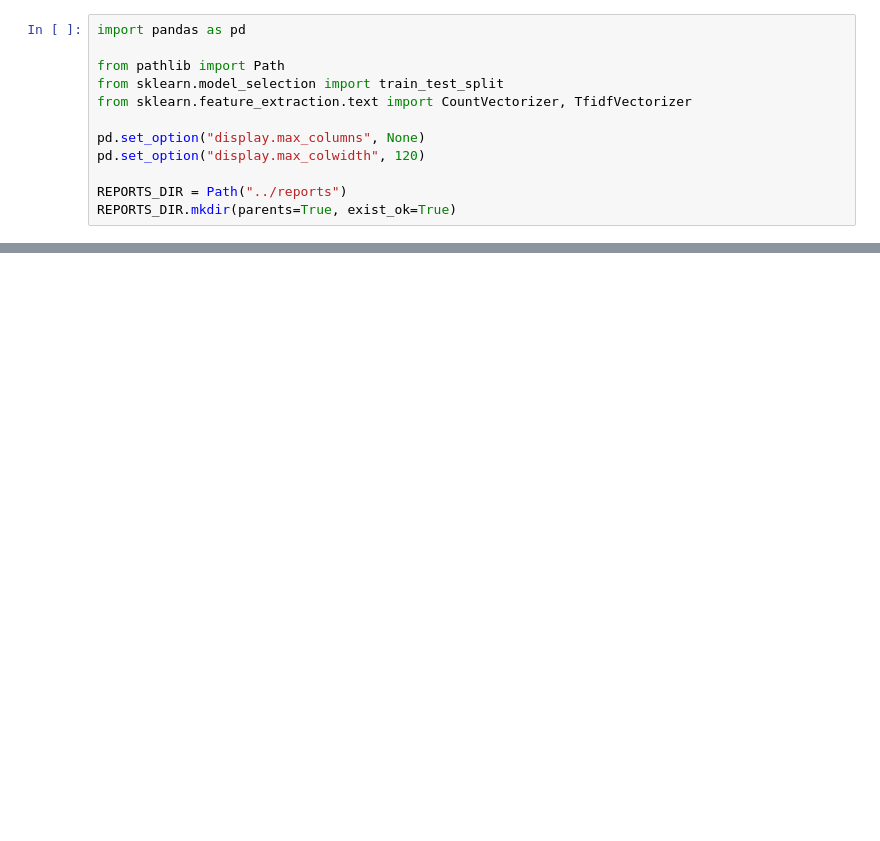
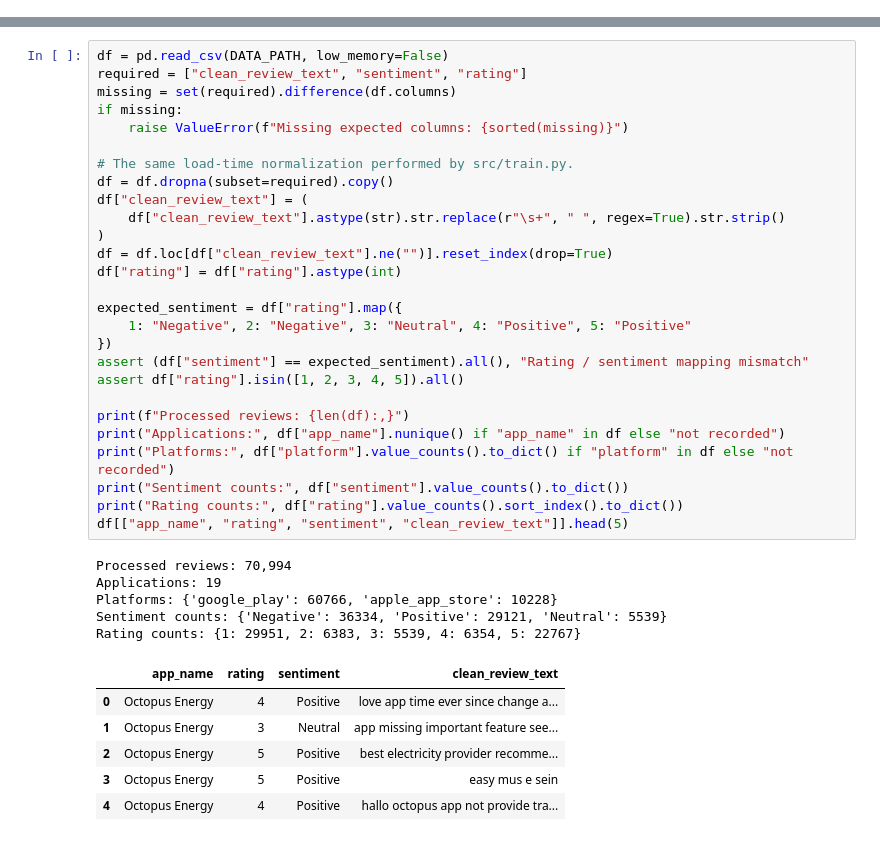
Before and after one commit to jay050699/energy-app-review-sentiment-rating-prediction, a Jupyter notebook: notebooks/02_text_preprocessing.ipynb, the cells around one changed output, grey strips where cells are left out. Drawn from its saved outputs; the diff is of its cells as text; blank space fills up the shorter version.

Commit message:
Finalize NLP analysis with expanded energy app reviews

```diff
--- a/notebooks/02_text_preprocessing.ipynb
+++ b/notebooks/02_text_preprocessing.ipynb
@@ -14,12 +0,0 @@ These feature matrices will later be used to train Naive Bayes and Logistic Regr
-# %%
-import pandas as pd
-
-from pathlib import Path
-from sklearn.model_selection import train_test_split
-from sklearn.feature_extraction.text import CountVectorizer, TfidfVectorizer
-
-pd.set_option("display.max_columns", None)
-pd.set_option("display.max_colwidth", 120)
-
-REPORTS_DIR = Path("../reports")
-REPORTS_DIR.mkdir(parents=True, exist_ok=True)
@@ -263,0 +47,39 @@ The extracted features will be used in the next step to train and compare machin
+# %%
+df = pd.read_csv(DATA_PATH, low_memory=False)
+required = ["clean_review_text", "sentiment", "rating"]
+missing = set(required).difference(df.columns)
+if missing:
+    raise ValueError(f"Missing expected columns: {sorted(missing)}")
+
+# The same load-time normalization performed by src/train.py.
+df = df.dropna(subset=required).copy()
+df["clean_review_text"] = (
+    df["clean_review_text"].astype(str).str.replace(r"\s+", " ", regex=True).str.strip()
+)
+df = df.loc[df["clean_review_text"].ne("")].reset_index(drop=True)
+df["rating"] = df["rating"].astype(int)
+
+expected_sentiment = df["rating"].map({
+    1: "Negative", 2: "Negative", 3: "Neutral", 4: "Positive", 5: "Positive"
+})
+assert (df["sentiment"] == expected_sentiment).all(), "Rating / sentiment mapping mismatch"
+assert df["rating"].isin([1, 2, 3, 4, 5]).all()
+
+print(f"Processed reviews: {len(df):,}")
+print("Applications:", df["app_name"].nunique() if "app_name" in df else "not recorded")
+print("Platforms:", df["platform"].value_counts().to_dict() if "platform" in df else "not recorded")
+print("Sentiment counts:", df["sentiment"].value_counts().to_dict())
+print("Rating counts:", df["rating"].value_counts().sort_index().to_dict())
+df[["app_name", "rating", "sentiment", "clean_review_text"]].head(5)
+# %% [output]
+Processed reviews: 70,994
+Applications: 19
+Platforms: {'google_play': 60766, 'apple_app_store': 10228}
+Sentiment counts: {'Negative': 36334, 'Positive': 29121, 'Neutral': 5539}
+Rating counts: {1: 29951, 2: 6383, 3: 5539, 4: 6354, 5: 22767}
+|  | app_name | rating | sentiment | clean_review_text |
+| 0 | Octopus Energy | 4 | Positive | love app time ever since change a... |
+| 1 | Octopus Energy | 3 | Neutral | app missing important feature see... |
+| 2 | Octopus Energy | 5 | Positive | best electricity provider recomme... |
+| 3 | Octopus Energy | 5 | Positive | easy mus e sein |
+| 4 | Octopus Energy | 4 | Positive | hallo octopus app not provide tra... |
```
Also changed, not shown: parts of 29 cells of this notebook, 44 other files.
